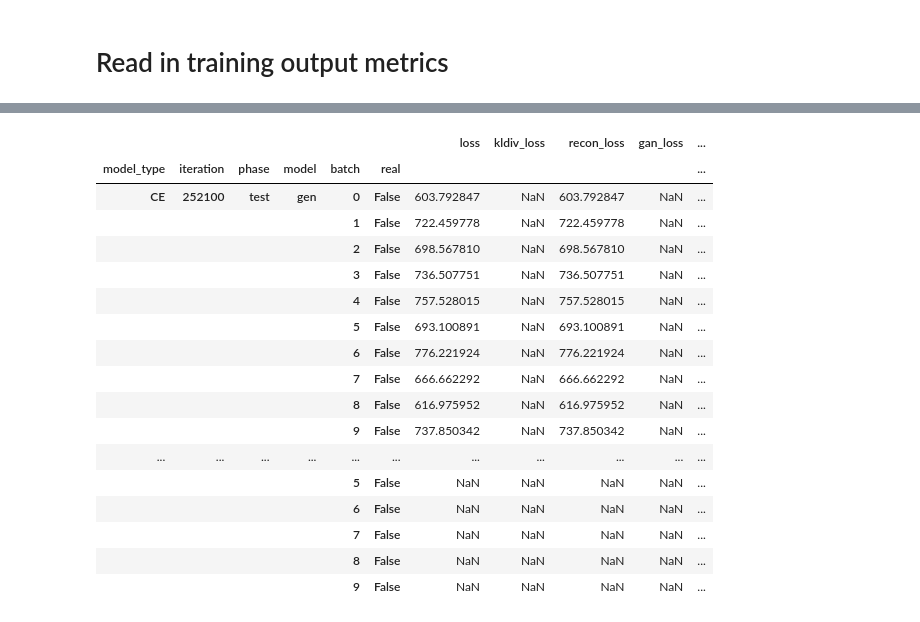
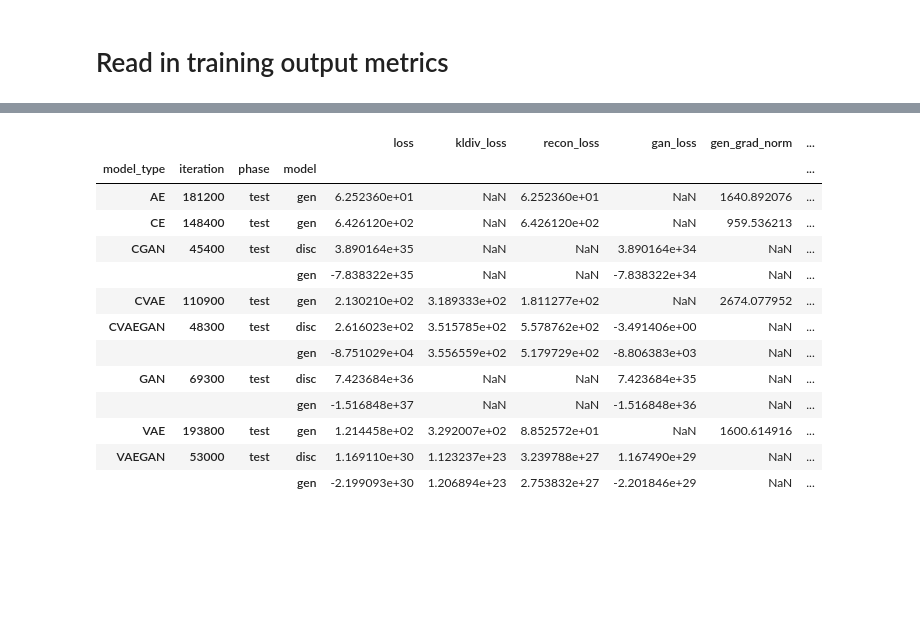
Before and after one commit to mattragoza/ipython-notebooks, a Jupyter notebook: torch_training.ipynb, the cells around one changed output, grey strips where cells are left out. Cells and saved outputs as stored; diff of their text form; code cells hidden in the pictures; blank space fills up the shorter version.

```diff
--- a/torch_training.ipynb
+++ b/torch_training.ipynb
@@ -168,7 +272,7 @@ errors
 # Read in training output metrics
 # %%
 # READ IN METRIC FILES
-metrics = param_search.metrics(job_files[6][:4], metric_pat='(.*)\.metrics')
+metrics = param_search.metrics(job_files[7], metric_pat='(.*)\.metrics')
 # %%
 def dtype(s):
     return s.dtype
@@ -198,34 +302,30 @@ metrics[all_index_cols].agg([dtype, pd.Series.nunique, pd.Series.unique]).transp
 # %%
 #metrics['iteration'] = metrics['iteration'].mask(metrics['iteration'].isna(), metrics['gen_iter'], axis=0)
 #metrics['recon_loss_fixed'] = metrics['recon_loss'] * (19*48*48*48) / 2
 
 metrics['model'] = metrics['model'].fillna('gen')
 metrics['real'] = metrics['real'].fillna(False)
 
 metrics[
     metrics['iteration'] == metrics.groupby('model_type')['iteration'].transform(max)
-].set_index(['model_type', 'iteration', 'phase', 'model', 'batch', 'real'])[
+].groupby(['model_type', 'iteration', 'phase', 'model'])[
     ['loss', 'kldiv_loss', 'recon_loss', 'gan_loss', 'gen_grad_norm', 'disc_grad_norm', 'lig_norm', 'lig_gen_norm']
-]
+].mean()
 # %% [output]
-|  |  |  |  |  |  | loss | kldiv_loss | recon_loss | gan_loss | ... |
-| model_type | iteration | phase | model | batch | real |  |  |  |  | ... |
-| CE | 252100 | test | gen | 0 | False | 603.792847 | NaN | 603.792847 | NaN | ... |
-|  |  |  |  | 1 | False | 722.459778 | NaN | 722.459778 | NaN | ... |
-|  |  |  |  | 2 | False | 698.567810 | NaN | 698.567810 | NaN | ... |
-|  |  |  |  | 3 | False | 736.507751 | NaN | 736.507751 | NaN | ... |
-|  |  |  |  | 4 | False | 757.528015 | NaN | 757.528015 | NaN | ... |
-|  |  |  |  | 5 | False | 693.100891 | NaN | 693.100891 | NaN | ... |
-|  |  |  |  | 6 | False | 776.221924 | NaN | 776.221924 | NaN | ... |
-|  |  |  |  | 7 | False | 666.662292 | NaN | 666.662292 | NaN | ... |
-|  |  |  |  | 8 | False | 616.975952 | NaN | 616.975952 | NaN | ... |
-|  |  |  |  | 9 | False | 737.850342 | NaN | 737.850342 | NaN | ... |
-| ... | ... | ... | ... | ... | ... | ... | ... | ... | ... | ... |
-|  |  |  |  | 5 | False | NaN | NaN | NaN | NaN | ... |
-|  |  |  |  | 6 | False | NaN | NaN | NaN | NaN | ... |
-|  |  |  |  | 7 | False | NaN | NaN | NaN | NaN | ... |
-|  |  |  |  | 8 | False | NaN | NaN | NaN | NaN | ... |
-|  |  |  |  | 9 | False | NaN | NaN | NaN | NaN | ... |
+|  |  |  |  | loss | kldiv_loss | recon_loss | gan_loss | gen_grad_norm | ... |
+| model_type | iteration | phase | model |  |  |  |  |  | ... |
+| AE | 181200 | test | gen | 6.252360e+01 | NaN | 6.252360e+01 | NaN | 1640.892076 | ... |
+| CE | 148400 | test | gen | 6.426120e+02 | NaN | 6.426120e+02 | NaN | 959.536213 | ... |
+| CGAN | 45400 | test | disc | 3.890164e+35 | NaN | NaN | 3.890164e+34 | NaN | ... |
+|  |  |  | gen | -7.838322e+35 | NaN | NaN | -7.838322e+34 | NaN | ... |
+| CVAE | 110900 | test | gen | 2.130210e+02 | 3.189333e+02 | 1.811277e+02 | NaN | 2674.077952 | ... |
+| CVAEGAN | 48300 | test | disc | 2.616023e+02 | 3.515785e+02 | 5.578762e+02 | -3.491406e+00 | NaN | ... |
+|  |  |  | gen | -8.751029e+04 | 3.556559e+02 | 5.179729e+02 | -8.806383e+03 | NaN | ... |
+| GAN | 69300 | test | disc | 7.423684e+36 | NaN | NaN | 7.423684e+35 | NaN | ... |
+|  |  |  | gen | -1.516848e+37 | NaN | NaN | -1.516848e+36 | NaN | ... |
+| VAE | 193800 | test | gen | 1.214458e+02 | 3.292007e+02 | 8.852572e+01 | NaN | 1600.614916 | ... |
+| VAEGAN | 53000 | test | disc | 1.169110e+30 | 1.123237e+23 | 3.239788e+27 | 1.167490e+29 | NaN | ... |
+|  |  |  | gen | -2.199093e+30 | 1.206894e+23 | 2.753832e+27 | -2.201846e+29 | NaN | ... |
 # %%
 import numpy as np
 import scipy.stats
```
Also changed, not shown: parts of 7 cells of this notebook.
